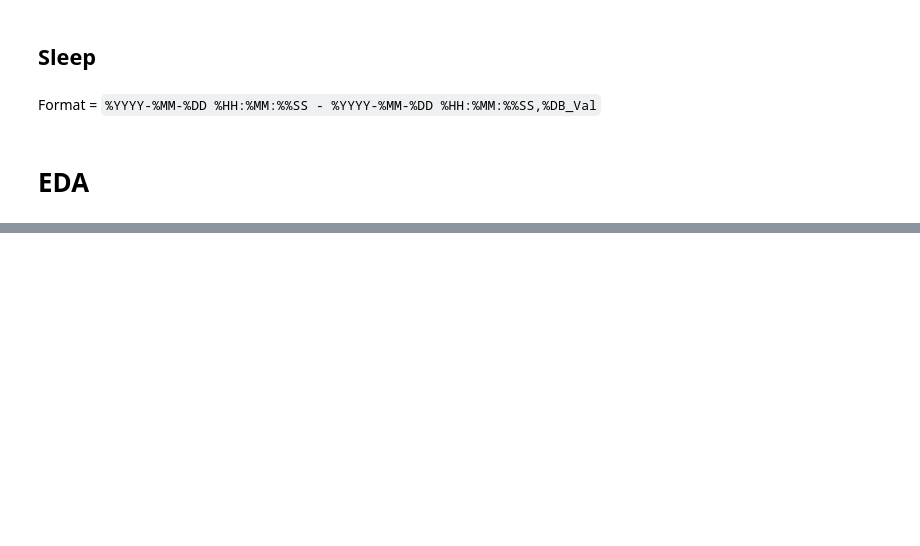
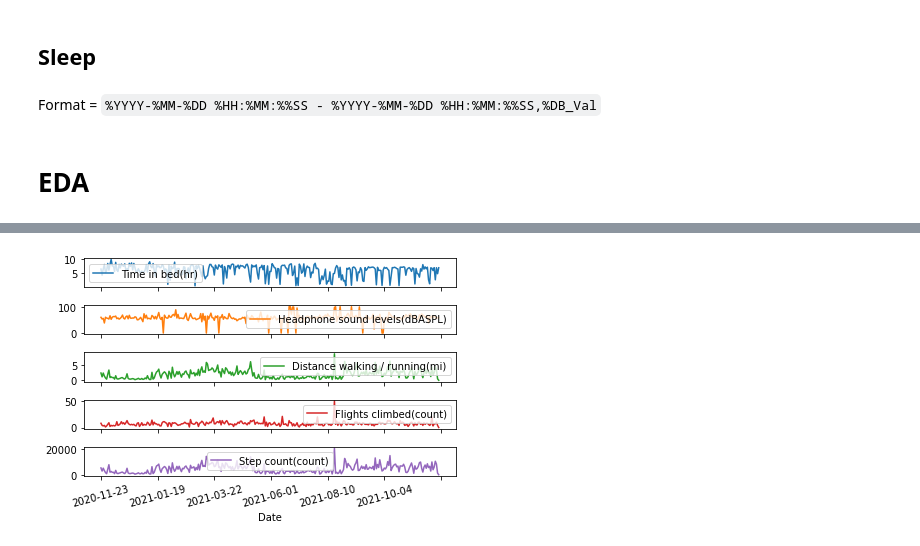
Before and after one commit to Ben10164/CPSC222-Project, a Jupyter notebook: project.ipynb, the cells around one changed output, grey strips where cells are left out. Cells and saved outputs as stored; diff of their text form; code cells hidden in the pictures; blank space fills up the shorter version.

```diff
--- a/project.ipynb
+++ b/project.ipynb
@@ -176,5 +183,7 @@ fig.savefig("figures/sleep_graph.jpg",dpi=500)
 # %%
-ax = all_data.plot(subplots=True)
+ax = all_data.plot(subplots=True,rot=15)
 fig = ax[0].get_figure()
 fig.savefig("figures/combined_graph.jpg",dpi=500)
+# %% [output]
+[figure, added]
 # %% [markdown]
```
Also changed, not shown: parts of 50 cells of this notebook, 9 other files.
